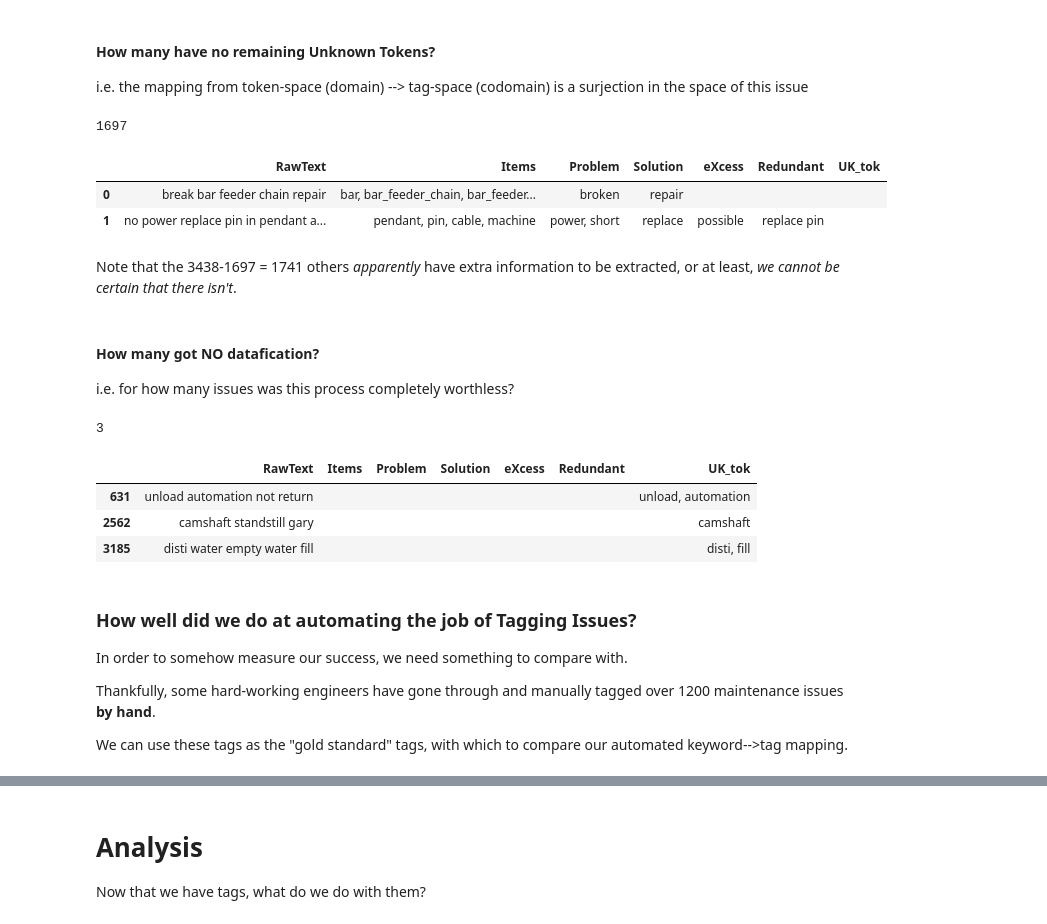
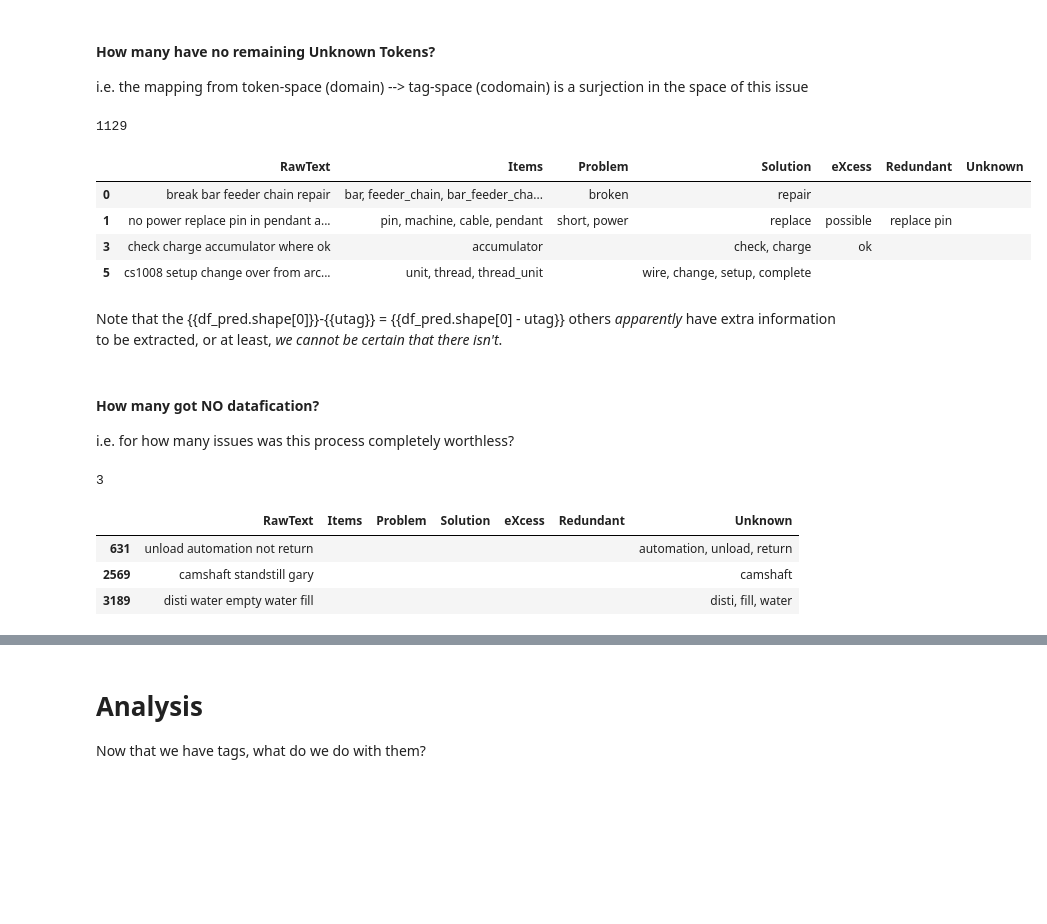
Before and after one commit to usnistgov/nestor-tmp2, a Jupyter notebook: docs/presentation.ipynb, the cells around one changed output, grey strips where cells are left out. Drawn from its saved outputs; the diff is of its cells as text; code cells hidden in the pictures; blank space fills up the shorter version.

```diff
--- a/docs/presentation.ipynb
+++ b/docs/presentation.ipynb
@@ -39,19 +47,20 @@ Also: compared to a Machine Learning one
 # %%
+import mlp.keyword as kex
 data_directory = os.path.join(module_path,'./data', 'gs_data')
-
 nl_col = {
-    "Description": 5,
-    "Resolution": 6
+    "Description": 0,
+    "Resolution": 1
 }
-
 #TODO
-# meta_col = {
-
-# }
-
-model = kex.KeywordExtractor('Maintenance_All_Clean.xlsx',
+meta_col = {
+    'PI_human':2,
+    'PA_human':3,
+    'SI_human':4,
+    'SA_human':5
+}
+model = kex.KeywordExtractor('gs_data.xlsx',
                        nlp_cols=nl_col,
-#                       meta_cols = meta_col,
+                      meta_cols = meta_col,
                        special_replace={' -': '; '},
                        wdir=data_directory,
                        keep_temp_files=False
@@ -118,5 +123,6 @@ X       Stop Word
 # tag the data, saving to a new DF (instead of internally)
 
 df_pred = model.transform(save=False)
-df_pred.head()
+df_pred = df_pred.reindex()
+df_pred.head(3)
 # %% [output]
@@ -139,33 +142,28 @@ df_pred.head()
 i.e. the mapping from token-space (domain) --> tag-space (codomain) is a surjection in the space of this issue
 # %%
 # tag-complete work-orders?
-print(df_pred[df_pred.UK_tok ==''].shape[0])
-df_pred[df_pred.UK_tok ==''].head(2)
+tag_complete=df_pred[df_pred.Unknown =='']
+print(tag_complete.shape[0])
+tag_complete.head(4)
 # %% [output]
-1697
+1129
-|  | RawText | Items | Problem | Solution | eXcess | Redundant | UK_tok |
-| 0 | break bar feeder chain repair | bar, bar_feeder_chain, bar_feeder... | broken | repair |  |  |  |
-| 1 | no power replace pin in pendant a... | pendant, pin, cable, machine | power, short | replace | possible | replace pin |  |
+|  | RawText | Items | Problem | Solution | eXcess | Redundant | Unknown |
+| 0 | break bar feeder chain repair | bar, feeder_chain, bar_feeder_cha... | broken | repair |  |  |  |
+| 1 | no power replace pin in pendant a... | pin, machine, cable, pendant | short, power | replace | possible | replace pin |  |
+| 3 | check charge accumulator where ok | accumulator |  | check, charge | ok |  |  |
+| 5 | cs1008 setup change over from arc... | unit, thread, thread_unit |  | wire, change, setup, complete |  |  |  |
 # %% [markdown]
-Note that the 3438-1697 = 1741 others *apparently* have extra information to be extracted, or at least, *we cannot be certain that there isn't*.
+Note that the {{df_pred.shape[0]}}-{{utag}} = {{df_pred.shape[0] - utag}} others *apparently* have extra information to be extracted, or at least, *we cannot be certain that there isn't*.
 # %% [markdown]
 #### How many got NO datafication?
 i.e. for how many issues was this process completely worthless?
 # %%
-# tag-empty?
-print(df_pred[(df_pred[['Items','Problem','Solution']]=='').all(axis=1)].shape[0])
-df_pred[(df_pred[['Items','Problem','Solution']]=='').all(axis=1)].head()
+tag_empty = df_pred[(df_pred[['Items','Problem','Solution']]=='').all(axis=1)]
+print(tag_empty.shape[0])
+tag_empty.head(5)
 # %% [output]
 3
-|  | RawText | Items | Problem | Solution | eXcess | Redundant | UK_tok |
-| 631 | unload automation not return |  |  |  |  |  | unload, automation |
-| 2562 | camshaft standstill gary |  |  |  |  |  | camshaft |
-| 3185 | disti water empty water fill |  |  |  |  |  | disti, fill |
+|  | RawText | Items | Problem | Solution | eXcess | Redundant | Unknown |
+| 631 | unload automation not return |  |  |  |  |  | automation, unload, return |
+| 2569 | camshaft standstill gary |  |  |  |  |  | camshaft |
+| 3189 | disti water empty water fill |  |  |  |  |  | disti, fill, water |
-# %% [markdown]
-### How well did we do at automating the job of Tagging Issues?
-
-In order to somehow measure our success, we need something to compare with.
-
-Thankfully, some hard-working engineers have gone through and manually tagged over 1200 maintenance issues **by hand**.
-
-We can use these tags as the "gold standard" tags, with which to compare our automated keyword-->tag mapping.
```
Also changed, not shown: parts of 111 cells of this notebook, 10 other files.
